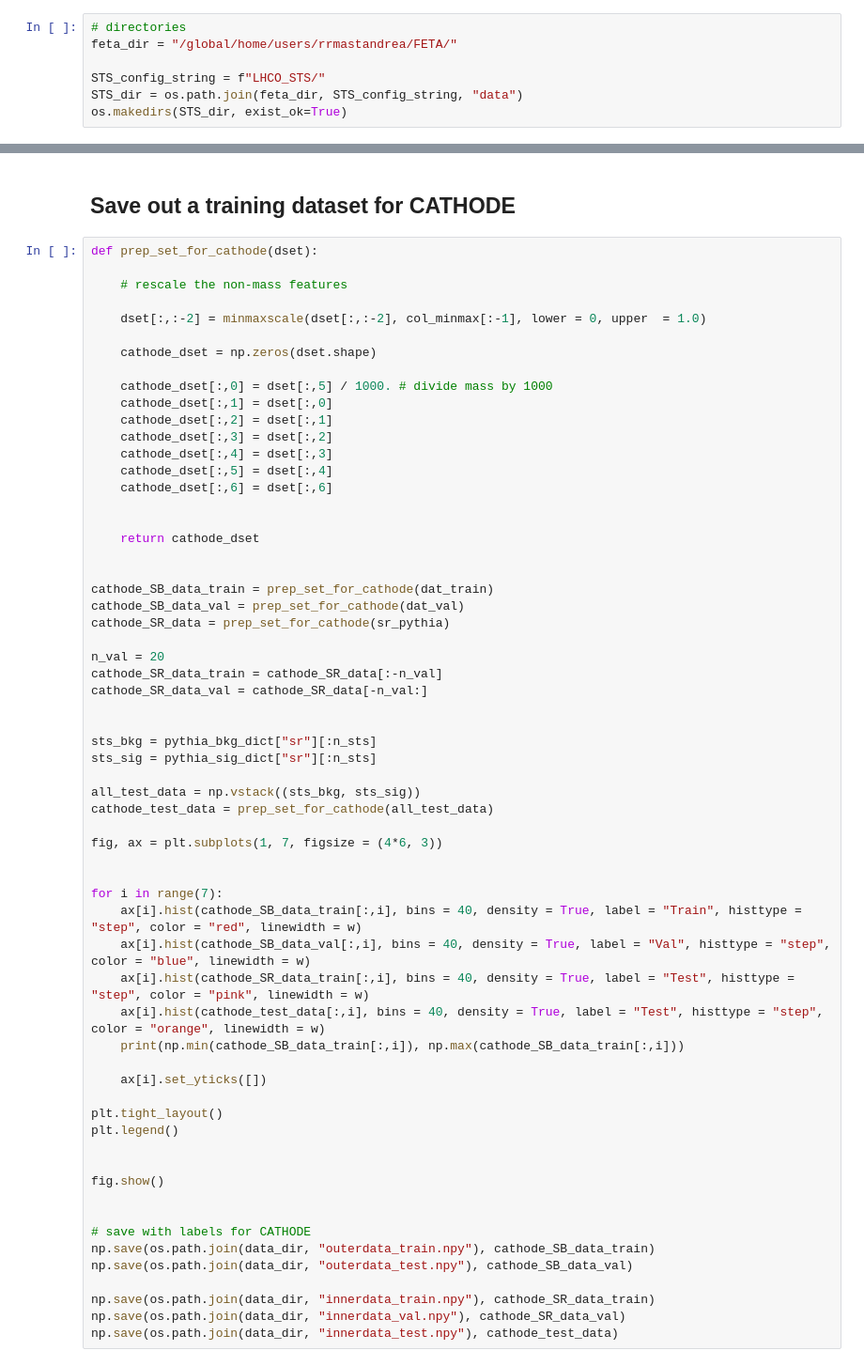
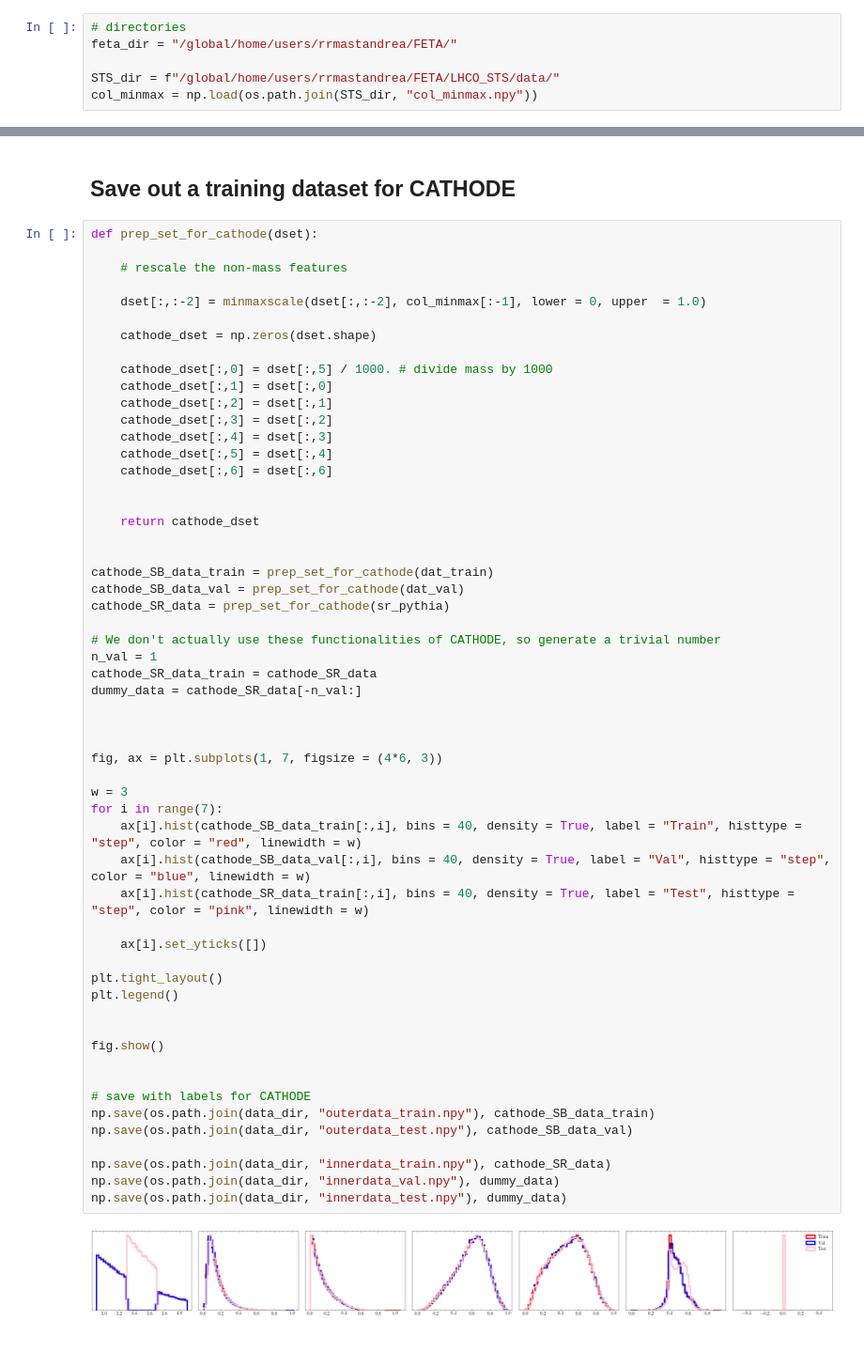
Before and after one commit to rmastand/FETA, a Jupyter notebook: generate_dataset_and_preprocess.ipynb, the cells around one changed output, grey strips where cells are left out. Shown at 94% size. Saved outputs shown, nothing was run; the diff lists cells and outputs as text.

```diff
--- a/generate_dataset_and_preprocess.ipynb
+++ b/generate_dataset_and_preprocess.ipynb
@@ -18,9 +19,8 @@ np.random.seed(8)
 # directories
 feta_dir = "/global/home/users/rrmastandrea/FETA/"
 
-STS_config_string = f"LHCO_STS/"
-STS_dir = os.path.join(feta_dir, STS_config_string, "data")
-os.makedirs(STS_dir, exist_ok=True)
+STS_dir = f"/global/home/users/rrmastandrea/FETA/LHCO_STS/data/"
+col_minmax = np.load(os.path.join(STS_dir, "col_minmax.npy"))
 # %%
 # dataset generation parameters
 context_endpoints = (2500, 4500)
@@ -355,44 +226,40 @@ def prep_set_for_cathode(dset):
     return cathode_dset
 
 
 cathode_SB_data_train = prep_set_for_cathode(dat_train)
 cathode_SB_data_val = prep_set_for_cathode(dat_val)
 cathode_SR_data = prep_set_for_cathode(sr_pythia)
 
-n_val = 20
-cathode_SR_data_train = cathode_SR_data[:-n_val]
-cathode_SR_data_val = cathode_SR_data[-n_val:]
+# We don't actually use these functionalities of CATHODE, so generate a trivial number
+n_val = 1
+cathode_SR_data_train = cathode_SR_data
+dummy_data = cathode_SR_data[-n_val:]
 
 
-sts_bkg = pythia_bkg_dict["sr"][:n_sts]
-sts_sig = pythia_sig_dict["sr"][:n_sts]
-
-all_test_data = np.vstack((sts_bkg, sts_sig))
-cathode_test_data = prep_set_for_cathode(all_test_data)
 
 fig, ax = plt.subplots(1, 7, figsize = (4*6, 3))
 
-
+w = 3
 for i in range(7):
     ax[i].hist(cathode_SB_data_train[:,i], bins = 40, density = True, label = "Train", histtype = "step", color = "red", linewidth = w)
     ax[i].hist(cathode_SB_data_val[:,i], bins = 40, density = True, label = "Val", histtype = "step", color = "blue", linewidth = w)
     ax[i].hist(cathode_SR_data_train[:,i], bins = 40, density = True, label = "Test", histtype = "step", color = "pink", linewidth = w)
-    ax[i].hist(cathode_test_data[:,i], bins = 40, density = True, label = "Test", histtype = "step", color = "orange", linewidth = w)
-    print(np.min(cathode_SB_data_train[:,i]), np.max(cathode_SB_data_train[:,i]))
 
     ax[i].set_yticks([])
 
 plt.tight_layout()
 plt.legend()
 
 
 fig.show()
 
 
 # save with labels for CATHODE
 np.save(os.path.join(data_dir, "outerdata_train.npy"), cathode_SB_data_train)
 np.save(os.path.join(data_dir, "outerdata_test.npy"), cathode_SB_data_val)
 
-np.save(os.path.join(data_dir, "innerdata_train.npy"), cathode_SR_data_train)
-np.save(os.path.join(data_dir, "innerdata_val.npy"), cathode_SR_data_val)
-np.save(os.path.join(data_dir, "innerdata_test.npy"), cathode_test_data)
+np.save(os.path.join(data_dir, "innerdata_train.npy"), cathode_SR_data)
+np.save(os.path.join(data_dir, "innerdata_val.npy"), dummy_data)
+np.save(os.path.join(data_dir, "innerdata_test.npy"), dummy_data)
+# %% [output]
+[figure, added]
```
Also changed, not shown: parts of 16 cells of this notebook, 9 other files.
